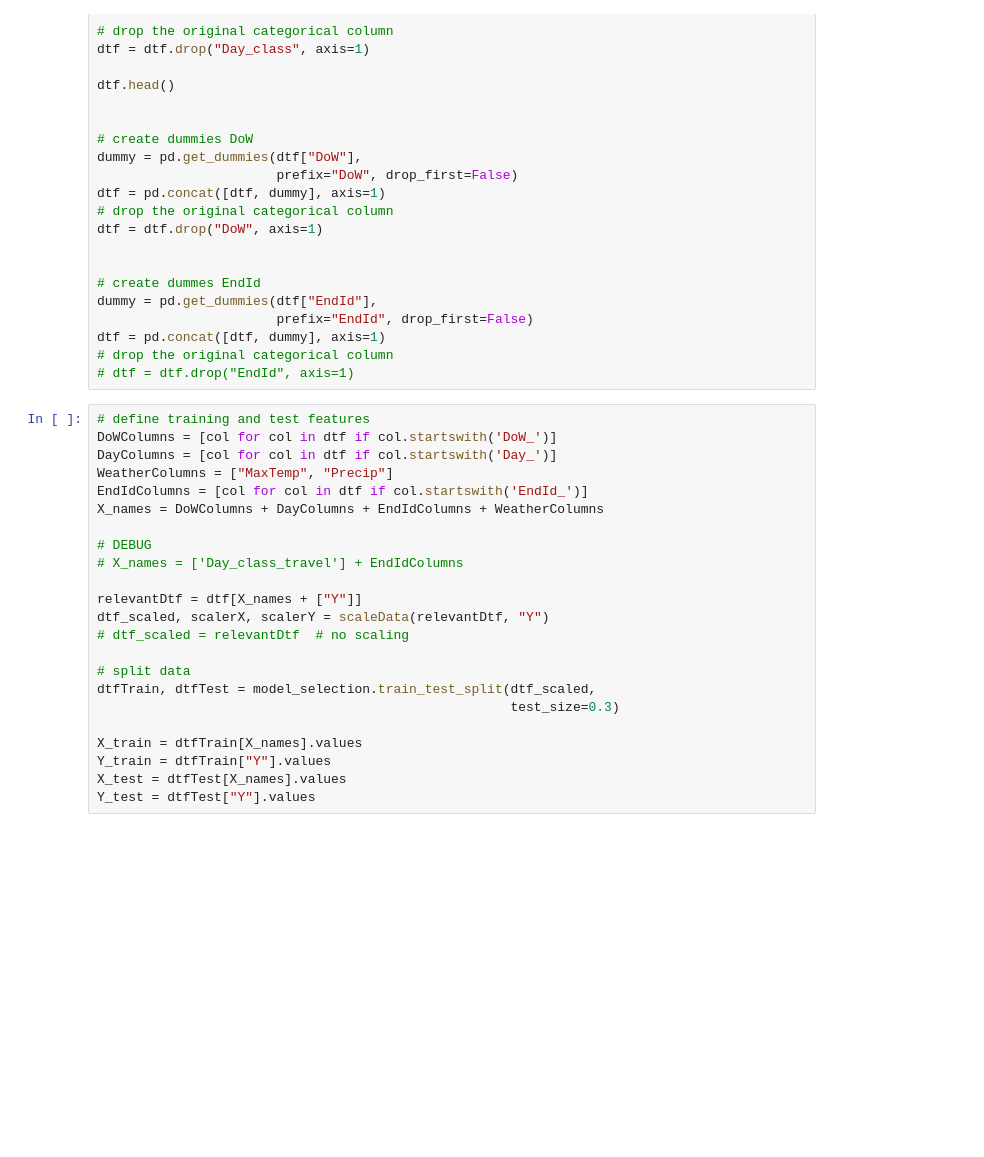
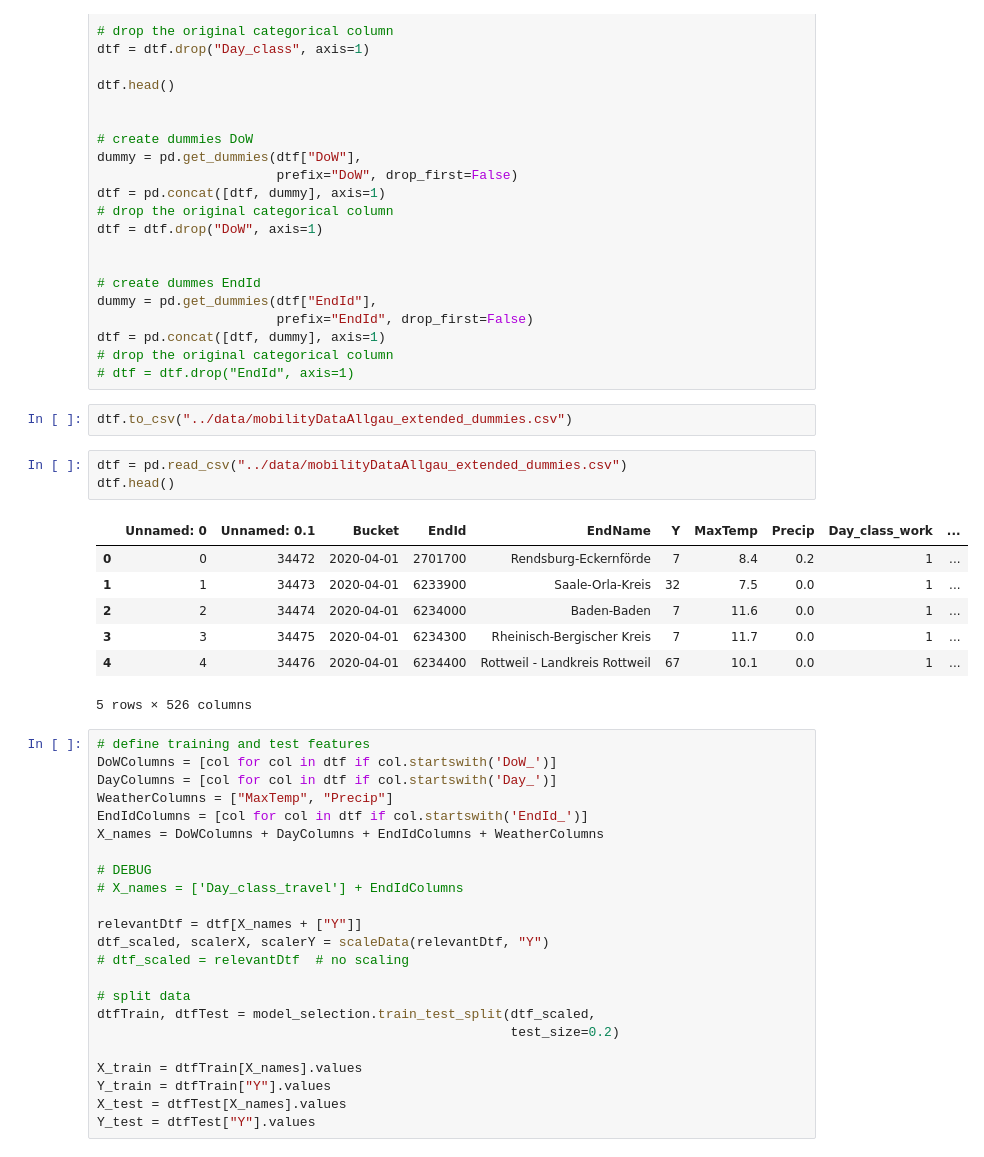
Before and after one commit to jheubuch/hke-tourguide-ki, a Jupyter notebook: src/mobility.ipynb, the cells around one changed output. Drawn from its saved outputs; the diff is of its cells as text; blank space fills up the shorter version.

```diff
--- a/src/mobility.ipynb
+++ b/src/mobility.ipynb
@@ -367,6 +369,19 @@ dummy = pd.get_dummies(dtf["EndId"],
 dtf = pd.concat([dtf, dummy], axis=1)
 # drop the original categorical column
 # dtf = dtf.drop("EndId", axis=1)
+# %%
+dtf.to_csv("../data/mobilityDataAllgau_extended_dummies.csv")
+# %%
+dtf = pd.read_csv("../data/mobilityDataAllgau_extended_dummies.csv")
+dtf.head()
+# %% [output]
+|  | Unnamed: 0 | Unnamed: 0.1 | Bucket | EndId | EndName | Y | MaxTemp | Precip | Day_class_work | ... |
+| 0 | 0 | 34472 | 2020-04-01 | 2701700 | Rendsburg-Eckernförde | 7 | 8.4 | 0.2 | 1 | ... |
+| 1 | 1 | 34473 | 2020-04-01 | 6233900 | Saale-Orla-Kreis | 32 | 7.5 | 0.0 | 1 | ... |
+| 2 | 2 | 34474 | 2020-04-01 | 6234000 | Baden-Baden | 7 | 11.6 | 0.0 | 1 | ... |
+| 3 | 3 | 34475 | 2020-04-01 | 6234300 | Rheinisch-Bergischer Kreis | 7 | 11.7 | 0.0 | 1 | ... |
+| 4 | 4 | 34476 | 2020-04-01 | 6234400 | Rottweil - Landkreis Rottweil | 67 | 10.1 | 0.0 | 1 | ... |
+5 rows × 526 columns
 # %%
 # define training and test features
 DoWColumns = [col for col in dtf if col.startswith('DoW_')]
@@ -384,7 +399,7 @@ dtf_scaled, scalerX, scalerY = scaleData(relevantDtf, "Y")
 
 # split data
 dtfTrain, dtfTest = model_selection.train_test_split(dtf_scaled,
-                                                     test_size=0.3)
+                                                     test_size=0.2)
 
 X_train = dtfTrain[X_names].values
 Y_train = dtfTrain["Y"].values
```
Also changed, not shown: parts of 8 cells of this notebook, 3 other files.
